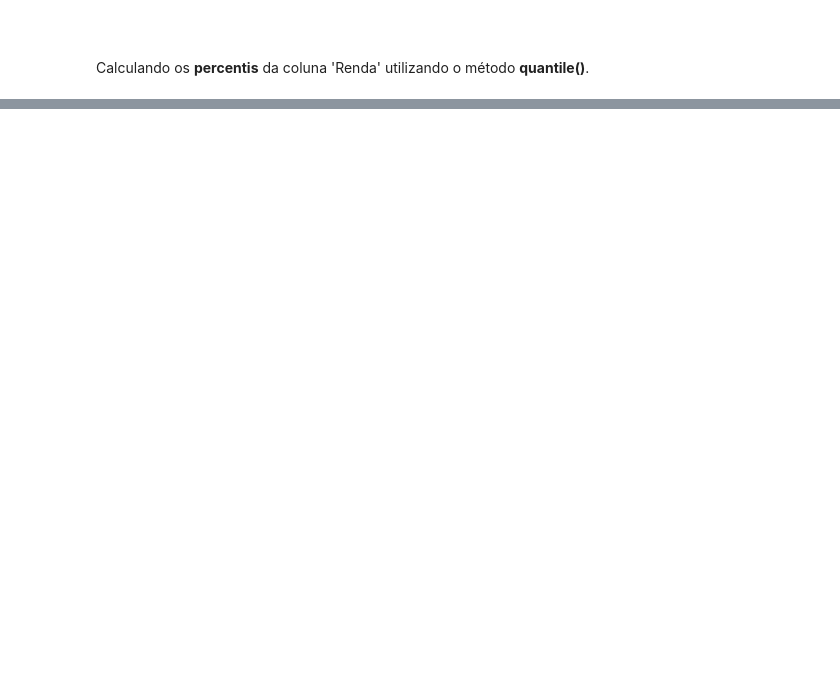
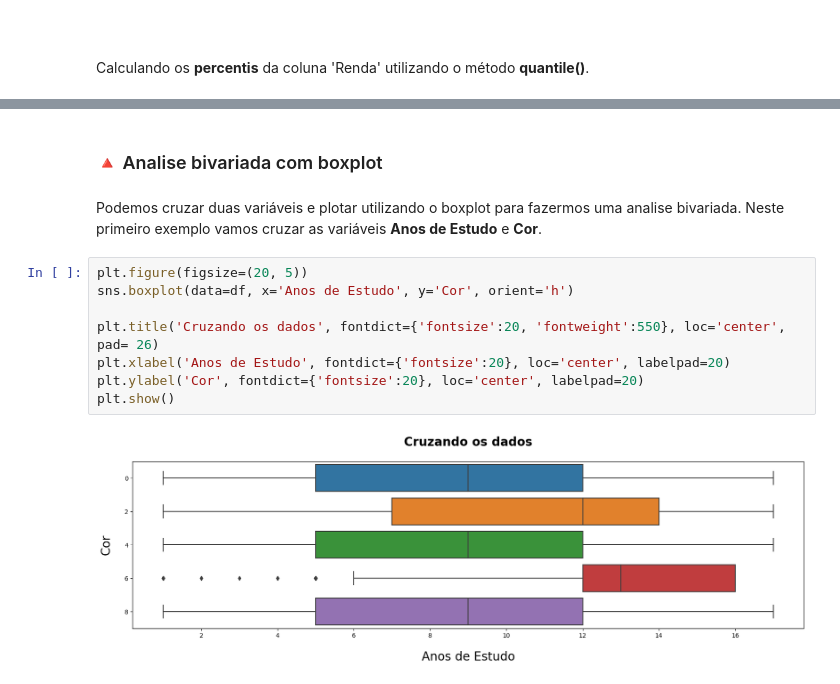
Before and after one commit to huanbarrosn/estudo_ds, a Jupyter notebook: matematica/estatistica/curso-alura/frequencias-e-medidas.ipynb, the cells around one changed output, grey strips where cells are left out. Cells and saved outputs as stored; diff of their text form; blank space fills up the shorter version.

```diff
--- a/matematica/estatistica/curso-alura/frequencias-e-medidas.ipynb
+++ b/matematica/estatistica/curso-alura/frequencias-e-medidas.ipynb
@@ -951,0 +820,14 @@ Name: Renda, Length: 99, dtype: float64
+# %% [markdown]
+### 🔺 Analise bivariada com boxplot
+# %% [markdown]
+Podemos cruzar duas variáveis e plotar utilizando o boxplot para fazermos uma analise bivariada. Neste primeiro exemplo vamos cruzar as variáveis **Anos de Estudo** e **Cor**.
+# %%
+plt.figure(figsize=(20, 5))
+sns.boxplot(data=df, x='Anos de Estudo', y='Cor', orient='h')
+
+plt.title('Cruzando os dados', fontdict={'fontsize':20, 'fontweight':550}, loc='center', pad= 26)
+plt.xlabel('Anos de Estudo', fontdict={'fontsize':20}, loc='center', labelpad=20)
+plt.ylabel('Cor', fontdict={'fontsize':20}, loc='center', labelpad=20)
+plt.show()
+# %% [output]
+[figure, added]
```
Also changed, not shown: parts of 49 cells of this notebook, 7 other files.
